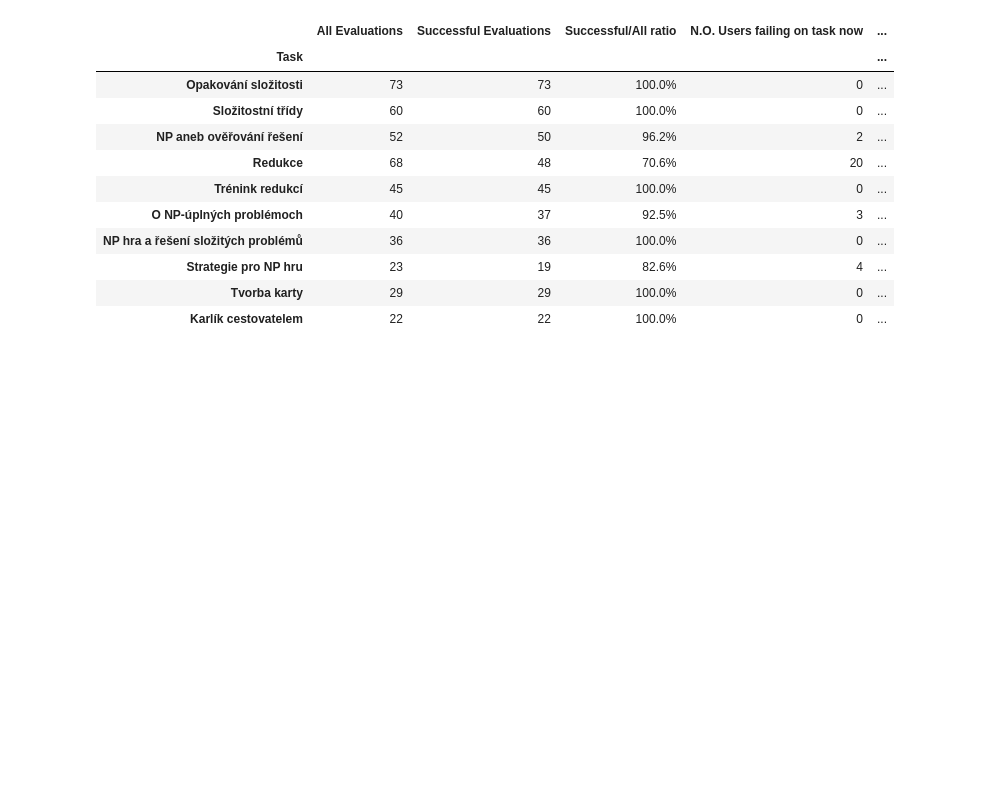
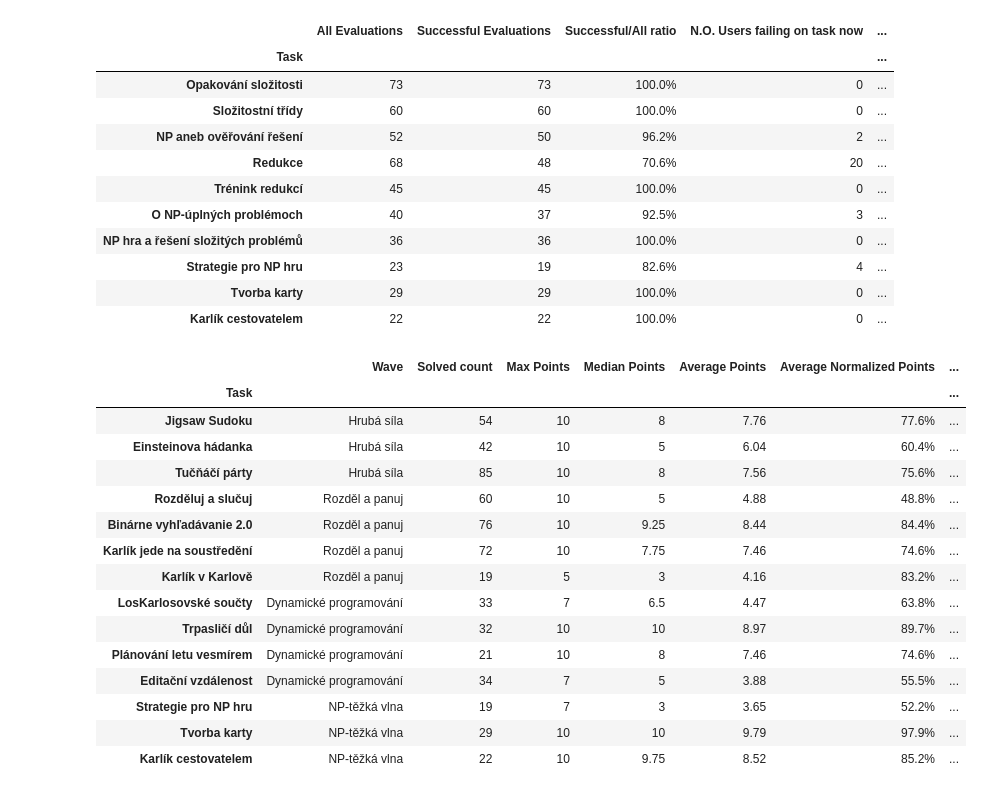
Before and after one commit to fi-ksi/dashboard-alpha, a Jupyter notebook: notebooks/tasks.ipynb, the cells around one changed output. Cells and saved outputs as stored; diff of their text form; code cells hidden in the pictures; blank space fills up the shorter version.

Commit message:
Tasks: add table for big tasks.

```diff
--- a/notebooks/tasks.ipynb
+++ b/notebooks/tasks.ipynb
@@ -216,3 +216,71 @@ for wave in all_waves:
 | Strategie pro NP hru | 23 | 19 | 82.6% | 4 | ... |
 | Tvorba karty | 29 | 29 | 100.0% | 0 | ... |
 | Karlík cestovatelem | 22 | 22 | 100.0% | 0 | ... |
+# %%
+per_module = session.query(
+    model.Wave,
+    model.Task,
+    model.Evaluation.user.label('user_id'),
+    model.Evaluation.module.label('module_id'),
+    func.max(model.Evaluation.points).label('points'),
+    model.Module.max_points.label('max_points'),
+).\
+    join(model.Evaluation.r_module).\
+    filter(model.Module.type == model.ModuleType.GENERAL).\
+    join(model.Module.r_task).join(model.Task.r_wave).\
+    filter(model.Wave.year == current_year.id).\
+    group_by(model.Task, model.Evaluation.user, model.Evaluation.id).\
+    order_by(model.Wave.id)
+
+norm_points = [
+    pm.points / pm.max_points
+    for pm in per_module
+]
+
+df = pd.DataFrame(per_module.all())
+df['norm_points'] = norm_points
+grouped = df.groupby('Task')
+
+per_task = pd.DataFrame(OrderedDict((
+    ('Wave', grouped.Wave.first()),
+    ('Solved count', grouped.user_id.count()),
+    ('Max Points', grouped.max_points.first()),
+    ('Median Points', grouped.points.median()),
+    ('Average Points', grouped.points.mean()),
+    ('Average Normalized Points', grouped.norm_points.mean()),
+    ('Median Normalized Points', grouped.norm_points.median()),
+)))
+s = per_task.style
+s.format({'Average Points': '{:.2f}'.format})
+s.format({'Average Normalized Points': '{:,.1%}'.format})
+s.format({'Median Normalized Points': '{:,.1%}'.format})
+
+s.background_gradient(subset=[
+    'Solved count',
+    'Average Normalized Points',
+    'Median Normalized Points',
+], cmap=sns.light_palette("green", as_cmap=True))
+
+s.background_gradient(subset=[
+    'Median Points',
+    'Average Points',
+], cmap=sns.light_palette("blue", as_cmap=True))
+
+display(s)
+# %% [output]
+|  | Wave | Solved count | Max Points | Median Points | Average Points | Average Normalized Points | ... |
+| Task |  |  |  |  |  |  | ... |
+| Jigsaw Sudoku | Hrubá síla | 54 | 10 | 8 | 7.76 | 77.6% | ... |
+| Einsteinova hádanka | Hrubá síla | 42 | 10 | 5 | 6.04 | 60.4% | ... |
+| Tučňáčí párty | Hrubá síla | 85 | 10 | 8 | 7.56 | 75.6% | ... |
+| Rozděluj a slučuj | Rozděl a panuj | 60 | 10 | 5 | 4.88 | 48.8% | ... |
+| Binárne vyhľadávanie 2.0 | Rozděl a panuj | 76 | 10 | 9.25 | 8.44 | 84.4% | ... |
+| Karlík jede na soustředění | Rozděl a panuj | 72 | 10 | 7.75 | 7.46 | 74.6% | ... |
+| Karlík v Karlově | Rozděl a panuj | 19 | 5 | 3 | 4.16 | 83.2% | ... |
+| LosKarlosovské součty | Dynamické programování | 33 | 7 | 6.5 | 4.47 | 63.8% | ... |
+| Trpasličí důl | Dynamické programování | 32 | 10 | 10 | 8.97 | 89.7% | ... |
+| Plánování letu vesmírem | Dynamické programování | 21 | 10 | 8 | 7.46 | 74.6% | ... |
+| Editační vzdálenost | Dynamické programování | 34 | 7 | 5 | 3.88 | 55.5% | ... |
+| Strategie pro NP hru | NP-těžká vlna | 19 | 7 | 3 | 3.65 | 52.2% | ... |
+| Tvorba karty | NP-těžká vlna | 29 | 10 | 10 | 9.79 | 97.9% | ... |
+| Karlík cestovatelem | NP-těžká vlna | 22 | 10 | 9.75 | 8.52 | 85.2% | ... |
```
Also changed, not shown: parts of 1 cell of this notebook, 4 other files.
